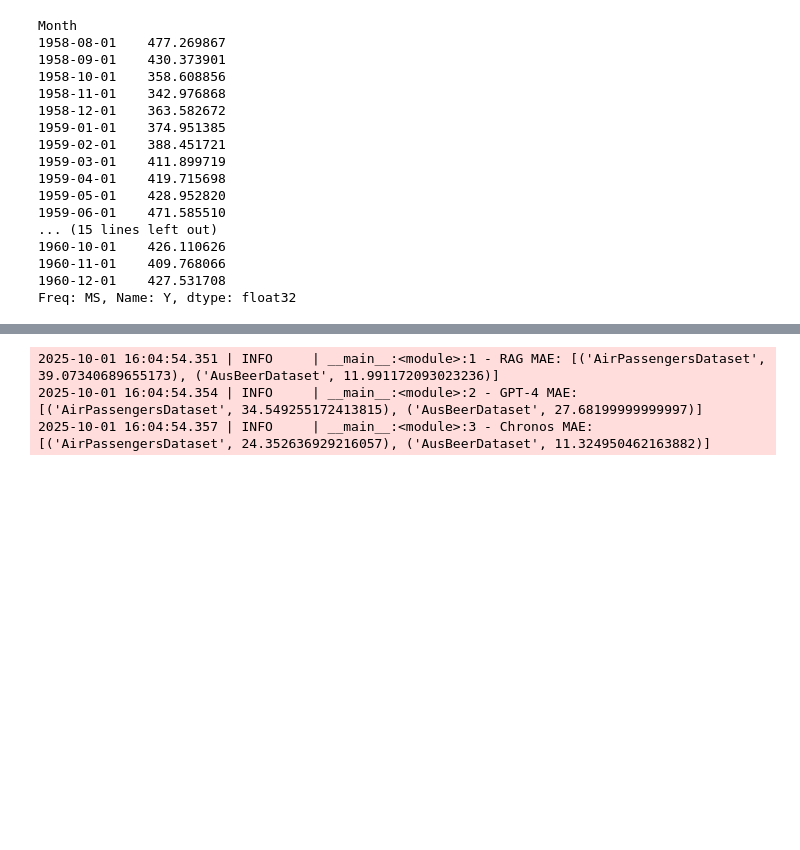
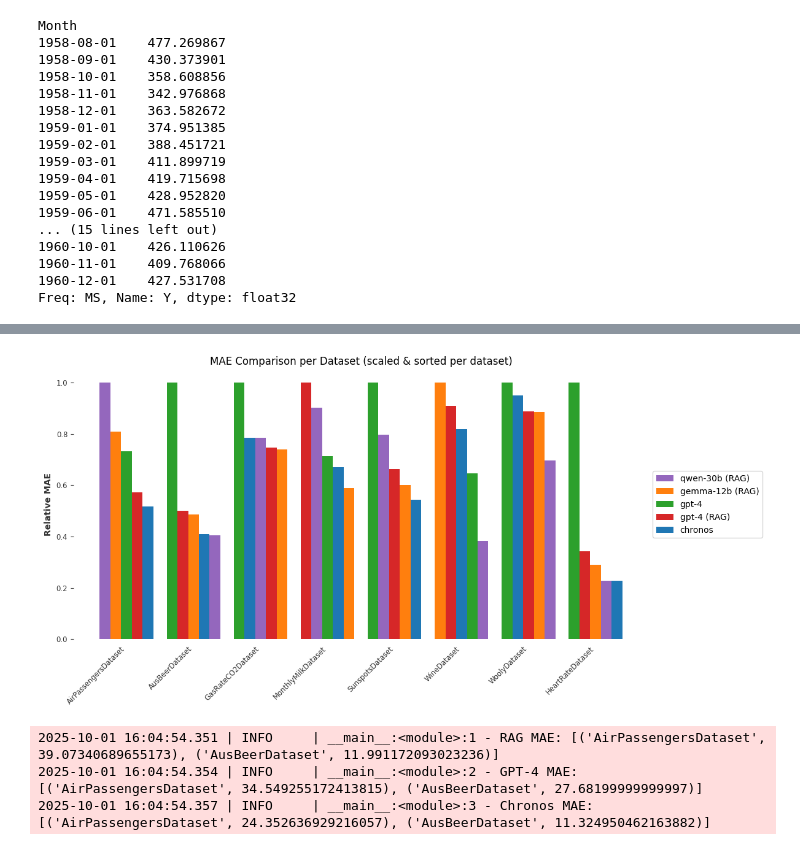
Before and after one commit to amir-elahi/llmtime, a Jupyter notebook: performance.ipynb, the cells around one changed output, grey strips where cells are left out. Drawn from its saved outputs; the diff is of its cells as text; code cells hidden in the pictures; blank space fills up the shorter version.

Commit message:
Generalization of the performance code to extend to more models

```diff
--- a/performance.ipynb
+++ b/performance.ipynb
@@ -11,7 +11,7 @@ import torch
 from models.chronos_forecast import get_predictions_chronos
 plt.style.use('tableau-colorblind10')
 
-output_path = './outputs/test/'
+output_path = './outputs/darts/with_fewshot_chronos/'
 filelist = os.listdir(output_path)
 filelist
 # %% [output]
@@ -61,13 +80,18 @@ Freq: MS, Name: Y, dtype: float32
 score_rag = []
 score_norag = []
 score_chronos = []
+
 for dataset_name in computed_datasets:
+    output_rag = pd.read_pickle(f'{output_path}/{dataset_name}.pkl')
     gt = get_datasets()[dataset_name]
-    output_rag = pd.read_pickle(f'{output_path}/{dataset_name}.pkl')
+    for model in output_rag.keys():
+        logger.info(f"RAG for {dataset_name} - {model}")
+        mae_rag = mean_absolute_error(gt[1], output_rag[model]['median'])
+        score_rag.append((model+" (RAG)", dataset_name, mae_rag))
+
+    mae_chronos = mean_absolute_error(gt[1], chronos_out[dataset_name]['median'])
+    score_chronos.append(("chronos", dataset_name, mae_chronos))
+
     output_norag = pd.read_pickle(f'./precomputed_outputs/darts/gpt4/{dataset_name}.pkl')
-    mae_rag = mean_absolute_error(gt[1], output_rag['gemma-12b']['median'])
     mae_norag = mean_absolute_error(gt[1], output_norag['gpt-4']['median'])
-    mae_chronos = mean_absolute_error(gt[1], chronos_out[dataset_name]['median'])
-    score_rag.append((dataset_name, mae_rag))
-    score_norag.append((dataset_name, mae_norag))
-    score_chronos.append((dataset_name, mae_chronos))
+    score_norag.append(('gpt-4', dataset_name, mae_norag))
@@ -165,3 +116,54 @@ plt.show()
+# %%
+df_scores = pd.DataFrame(score_rag + score_norag + score_chronos, columns=["model", "dataset", "mae"])
+df_scores = df_scores.groupby(["model", "dataset"], as_index=False)["mae"].mean()
+
+df_pivot = df_scores.pivot(index="model", columns="dataset", values="mae")
+df_pivot = df_pivot.reindex(columns=[ds for ds in computed_datasets if ds in df_pivot.columns])
+model_names = df_pivot.index.tolist()
+datasets = df_pivot.columns.tolist()
+
+values = df_pivot.to_numpy(dtype=float)
+max_per_dataset = np.nanmax(values, axis=0)
+max_per_dataset = np.where((max_per_dataset == 0) | np.isnan(max_per_dataset), 1, max_per_dataset)
+scaled_values = np.nan_to_num(values / max_per_dataset)
+
+cmap = plt.get_cmap("tab10")
+colors = {model: cmap(i % cmap.N) for i, model in enumerate(model_names)}
+
+x = np.arange(len(datasets))
+width = 0.8
+bar_width = width / max(len(model_names), 1)
+
+fig, ax = plt.subplots(figsize=(12, 6))
+seen_labels = set()
+
+for j, ds in enumerate(datasets):
+    vals = scaled_values[:, j]
+    order = np.argsort(-vals)
+    for position, idx in enumerate(order):
+        if np.isnan(values[idx, j]):
+            continue
+        model = model_names[idx]
+        label = model if model not in seen_labels else ""
+        ax.bar(
+            j - width / 2 + (position + 0.5) * bar_width,
+            vals[idx],
+            bar_width,
+            color=colors[model],
+            label=label
+        )
+        seen_labels.add(model)
+
+ax.set_xticks(x)
+ax.set_xticklabels(datasets, rotation=45, ha="right")
+ax.set_ylabel("Relative MAE")
+ax.set_title("MAE Comparison per Dataset (scaled & sorted per dataset)")
+ax.legend(loc="center left", bbox_to_anchor=(1, 0.5), frameon=True)
+ax.grid(False)
+plt.tight_layout()
+plt.show()
+# %% [output]
+[figure, added]
 # %%
 logger.info(f"RAG MAE: {score_rag}")
 logger.info(f"GPT-4 MAE: {score_norag}")
```
Also changed, not shown: parts of 6 cells of this notebook.
